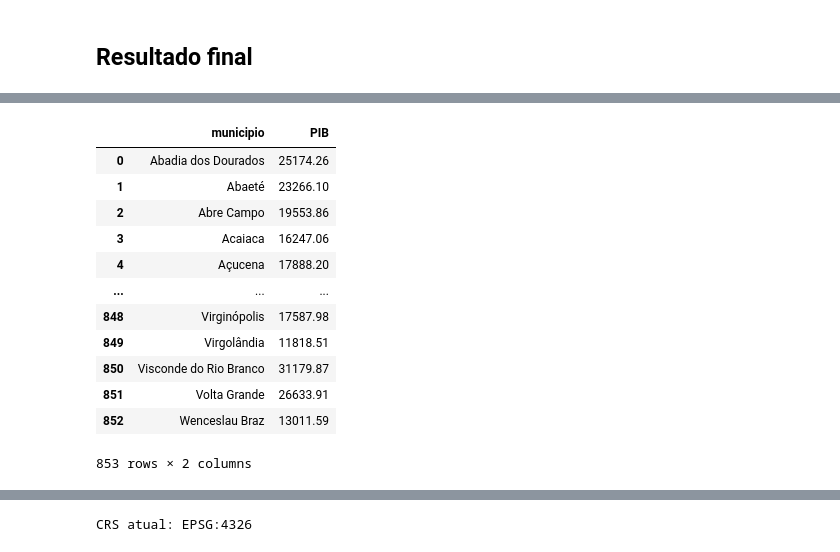
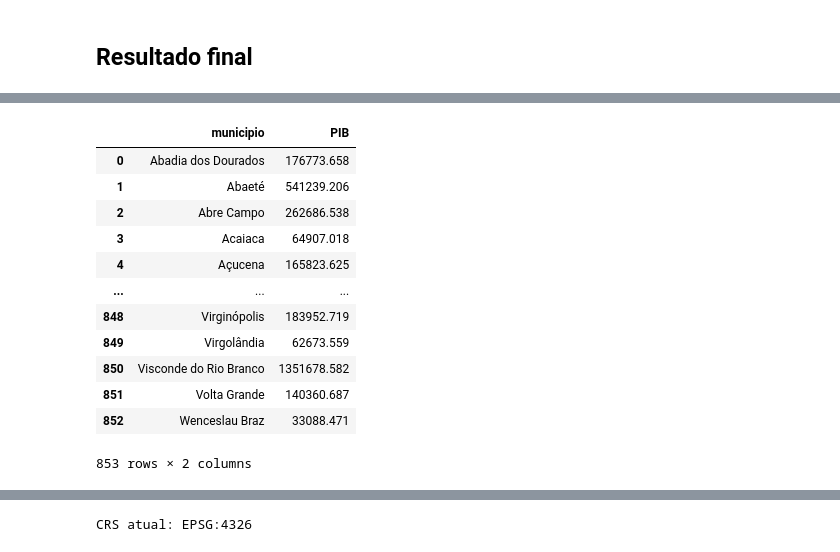
Before and after one commit to isabellehaga/aq-data-scientist-test, a Jupyter notebook: 01_etl.ipynb, the cells around one changed output, grey strips where cells are left out. Cells and saved outputs as stored; diff of their text form; code cells hidden in the pictures.

```diff
--- a/01_etl.ipynb
+++ b/01_etl.ipynb
@@ -196,0 +226,14 @@ df_final.head()
+# %%
+# As colunas de interesse neste arquivo são:
+# - "Produto Interno Bruto, a preços correntes (R$ 1.000)"
+# - "Nome do Município"
+# Por isso, estamos renomeando essas colunas para o arquivo final que será salvo.
+
+
+df_mg_2021 = df_mg_2021.rename(columns={
+    'Nome do Município': 'municipio',
+    'Produto Interno Bruto, \na preços correntes\n(R$ 1.000)': 'PIB'
+})
+
+# Verificar se renomeou corretamente :)
+df_mg_2021.head()
@@ -196,0 +248,7 @@ df_final.head()
+# %%
+# Criar um novo DataFrame apenas com as colunas 'municipio' e 'PIB'
+# Isso facilita salvar os dados finais em CSV para uso posterior
+df_PIB_final = df_mg_2021[['municipio', 'PIB']].copy()
+
+# Visualizar os primeiros registros para conferência
+df_PIB_final.head()
@@ -196,0 +262,3 @@ df_final.head()
+# %%
+# Resetar o índice do DataFrame para remover o índice antigo
+df_PIB_final = df_PIB_final.reset_index(drop=True)
@@ -286,20 +385,20 @@ df_mg_pop
 | 3095 | Volta Grande | 4473.0 |
 | 3096 | Wenceslau Braz | 2387.0 |
 853 rows × 2 columns
-# %%
-df_final
-# %% [output]
-|  | municipio | PIB |
-| 0 | Abadia dos Dourados | 25174.26 |
-| 1 | Abaeté | 23266.10 |
-| 2 | Abre Campo | 19553.86 |
-| 3 | Acaiaca | 16247.06 |
-| 4 | Açucena | 17888.20 |
-| ... | ... | ... |
-| 848 | Virginópolis | 17587.98 |
-| 849 | Virgolândia | 11818.51 |
-| 850 | Visconde do Rio Branco | 31179.87 |
-| 851 | Volta Grande | 26633.91 |
-| 852 | Wenceslau Braz | 13011.59 |
-853 rows × 2 columns
+# %%
+df_PIB_final
+# %% [output]
+|  | municipio | PIB |
+| 0 | Abadia dos Dourados | 176773.658 |
+| 1 | Abaeté | 541239.206 |
+| 2 | Abre Campo | 262686.538 |
+| 3 | Acaiaca | 64907.018 |
+| 4 | Açucena | 165823.625 |
+| ... | ... | ... |
+| 848 | Virginópolis | 183952.719 |
+| 849 | Virgolândia | 62673.559 |
+| 850 | Visconde do Rio Branco | 1351678.582 |
+| 851 | Volta Grande | 140360.687 |
+| 852 | Wenceslau Braz | 33088.471 |
+853 rows × 2 columns
 # %%
```
Also changed, not shown: parts of 77 cells of this notebook.
